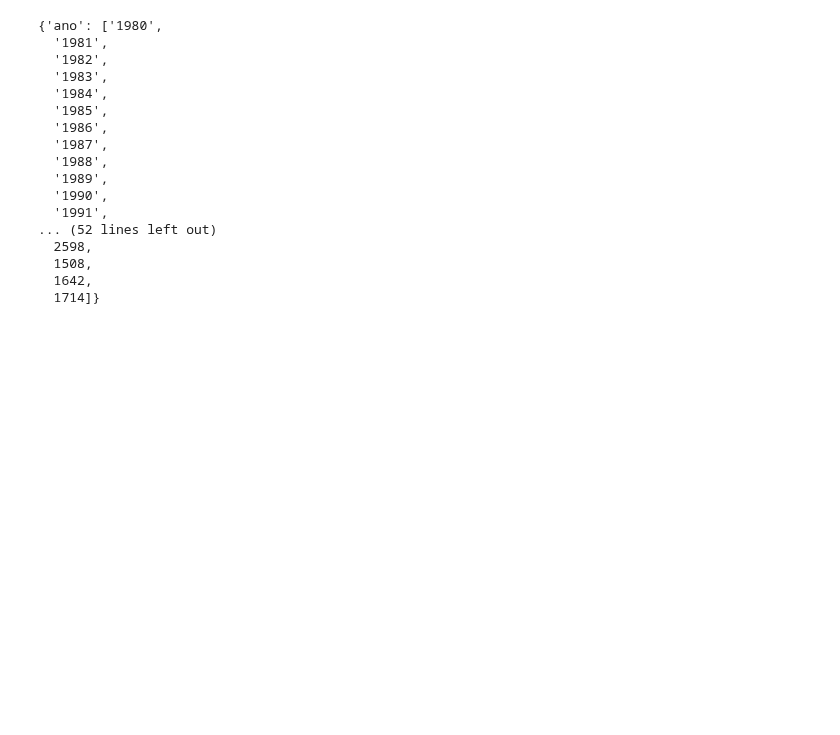
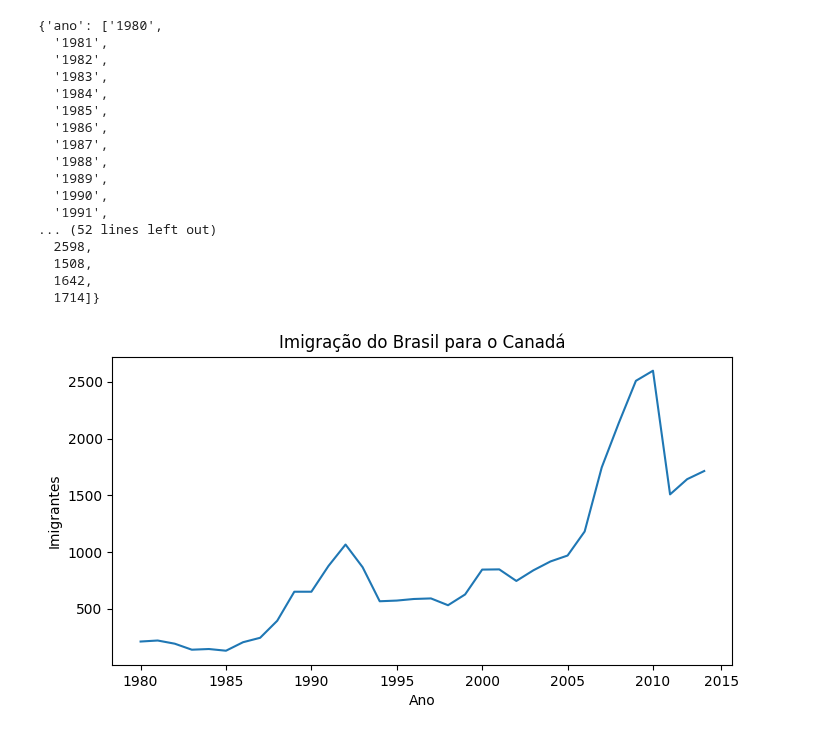
Before and after one commit to maarantesfazenda/python_datascience_alura, a Jupyter notebook: PyAv_Data_Visualization.ipynb, the cells around one changed output. Drawn from its saved outputs; the diff is of its cells as text; code cells hidden in the pictures; blank space fills up the shorter version.

```diff
--- a/PyAv_Data_Visualization.ipynb
+++ b/PyAv_Data_Visualization.ipynb
@@ -134,0 +139,10 @@ brasil_dict
+# %%
+plt.figure(figsize=(8,4))
+plt.plot(dados_brasil['ano'], dados_brasil['imigrantes'])
+plt.xticks(['1980', '1985', '1990', '1995', '2000', '2005', '2010', '2015'])
+plt.title('Imigração do Brasil para o Canadá')
+plt.xlabel('Ano')
+plt.ylabel('Imigrantes')
+plt.show() ## abaixo disso nada é executado, tem sempre que ser o último comando
+# %% [output]
+[figure, added]
```
Also changed, not shown: parts of 9 cells of this notebook.
